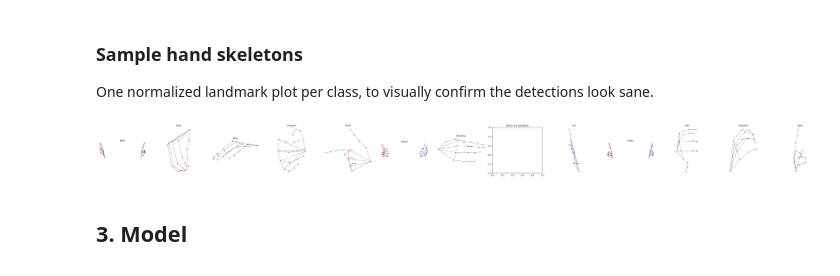
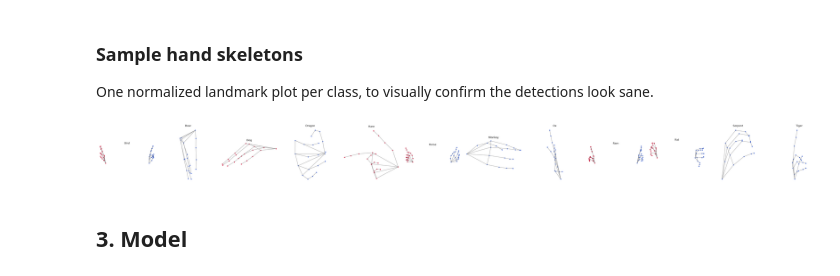
Before and after one commit to row-huh/mediapipe-gesture-recognizer-naruto-handsigns, a Jupyter notebook: mediapipe-mlp-pipeline.ipynb, the cells around one changed output. Cells and saved outputs as stored; diff of their text form; code cells hidden in the pictures.

```diff
--- a/mediapipe-mlp-pipeline.ipynb
+++ b/mediapipe-mlp-pipeline.ipynb
@@ -114,7 +141,7 @@ HAND_CONNECTIONS = [
 # store in a features.npz format (which is just a format for storing large arrays)
 
 def extract_landmarks(data_dir, out_path):
-    landmarker = make_landmarker()
+    landmarker = make_landmarker()  # uses the lower detection_confidence default now
 
     classes = sorted([d for d in os.listdir(data_dir) if os.path.isdir(os.path.join(data_dir, d))])
     class_to_idx = {c: i for i, c in enumerate(classes)}
@@ -122,6 +149,7 @@ def extract_landmarks(data_dir, out_path):
     X, y = [], []
     per_class_counts = {c: 0 for c in classes}
     skipped = 0
+    skipped_files = []  # inspect these after the run to see if drops are real quality issues
 
     for c in classes:
         folder = os.path.join(data_dir, c)
@@ -132,6 +160,7 @@ def extract_landmarks(data_dir, out_path):
             img = cv2.imread(path)
             if img is None:
                 skipped += 1
+                skipped_files.append((path, "unreadable"))
                 continue
             img_rgb = cv2.cvtColor(img, cv2.COLOR_BGR2RGB)
 
@@ -141,11 +170,13 @@ def extract_landmarks(data_dir, out_path):
 
             if not result.hand_landmarks:
                 skipped += 1
+                skipped_files.append((path, "no_hand_detected"))
                 continue
 
             vec = landmarks_to_vec(result)
             if vec is None:
                 skipped += 1
+                skipped_files.append((path, "vec_none"))
                 continue
 
             X.append(vec)
@@ -157,7 +188,7 @@ def extract_landmarks(data_dir, out_path):
     print(f"Extracted {len(X)} samples, skipped {skipped} (no hand detected / unreadable)")
     np.savez(out_path, X=X, y=y, classes=np.array(classes))
     landmarker.close()
-    return X, y, classes, per_class_counts
+    return X, y, classes, per_class_counts, skipped_files
 
-X, y, classes, per_class_counts = extract_landmarks(DATA_DIR, FEATURES_PATH)
+X, y, classes, per_class_counts, skipped_files = extract_landmarks(DATA_DIR, FEATURES_PATH)
 # %% [output]
@@ -164,0 +196,17 @@ Extracted 1807 samples, skipped 1087 (no hand detected / unreadable)
+# %%
+# quick sanity check on what's actually getting dropped — pull a few and eyeball them
+import random
+
+print(f"{len(skipped_files)} files skipped total")
+sample = random.sample(skipped_files, min(6, len(skipped_files)))
+fig, axes = plt.subplots(1, len(sample), figsize=(4 * len(sample), 4))
+if len(sample) == 1:
+    axes = [axes]
+for ax, (path, reason) in zip(axes, sample):
+    img = cv2.cvtColor(cv2.imread(path), cv2.COLOR_BGR2RGB) if os.path.exists(path) else None
+    if img is not None:
+        ax.imshow(img)
+    ax.set_title(reason, fontsize=9)
+    ax.axis("off")
+plt.tight_layout()
+plt.show()
@@ -185,35 +236,37 @@ fig, axes = plt.subplots(1, len(classes), figsize=(4 * len(classes), 4))
 
 if len(classes) == 1:
     axes = [axes]
 
 def plot_hand(ax, coords, color, x_offset=0.0):
     if not np.any(coords):  # all-zero = padded/missing hand, skip drawing
         return
     for a, b in HAND_CONNECTIONS:
         ax.plot([coords[a, 0] + x_offset, coords[b, 0] + x_offset],
                 [-coords[a, 1], -coords[b, 1]], "gray", linewidth=1)
     ax.scatter(coords[:, 0] + x_offset, -coords[:, 1], c=color, s=15)
 
 for ax, c in zip(axes, classes):
     idx = np.where(y == classes.index(c))[0]
     if len(idx) == 0:
         ax.set_title(f"{c} (no samples)")
         continue
     sample = X[idx[0]]
     if MAX_HANDS == 1:
         plot_hand(ax, sample.reshape(21, 3), "crimson")
     else:
-        left, right = sample[:63].reshape(21, 3), sample[63:].reshape(21, 3)
+        # first 126 dims are landmarks (63 left + 63 right); trailing 4 are the
+        # inter-hand delta (dx, dy, dz, dist) — not landmark coords, skip them here
+        left, right = sample[:63].reshape(21, 3), sample[63:126].reshape(21, 3)
         plot_hand(ax, left, "crimson", x_offset=-1.2)
         plot_hand(ax, right, "royalblue", x_offset=1.2)
     ax.set_title(c)
     ax.set_aspect("equal")
     ax.axis("off")
 
 plt.tight_layout()
 plt.show()
 # %% [output]
-[figure, old version]
+[figure, new version]
 # %% [markdown]
 ## 3. Model
 # %%
```
Also changed, not shown: parts of 10 cells of this notebook, 5 other files.
